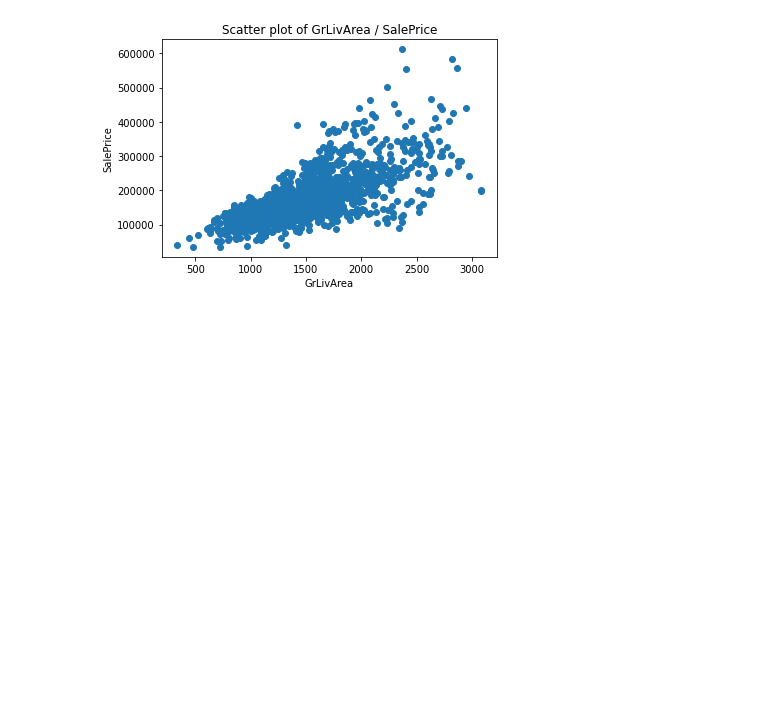
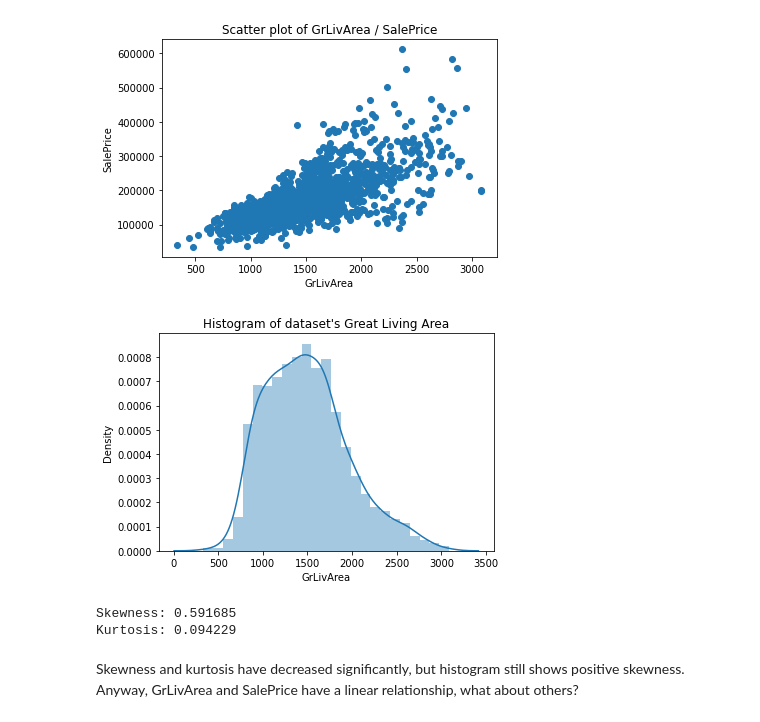
Before and after one commit to artemedius/repo, a Jupyter notebook: houseprice forecast/proj2.ipynb, the cells around one changed output. Cells and saved outputs as stored; diff of their text form; code cells hidden in the pictures; blank space fills up the shorter version.

```diff
--- a/houseprice forecast/proj2.ipynb
+++ b/houseprice forecast/proj2.ipynb
@@ -68,3 +75,11 @@ plt.title('Scatter plot of GrLivArea / SalePrice')
 plt.show()
 # %% [output]
 [figure]
+# %%
+hist_and_stats()
+# %% [output]
+[figure, added]
+Skewness: 0.591685
+Kurtosis: 0.094229
+# %% [markdown]
+Skewness and kurtosis have decreased significantly, but histogram still shows positive skewness. Anyway, GrLivArea and SalePrice have a linear relationship, what about others?
```
Also changed, not shown: parts of 4 cells of this notebook.
